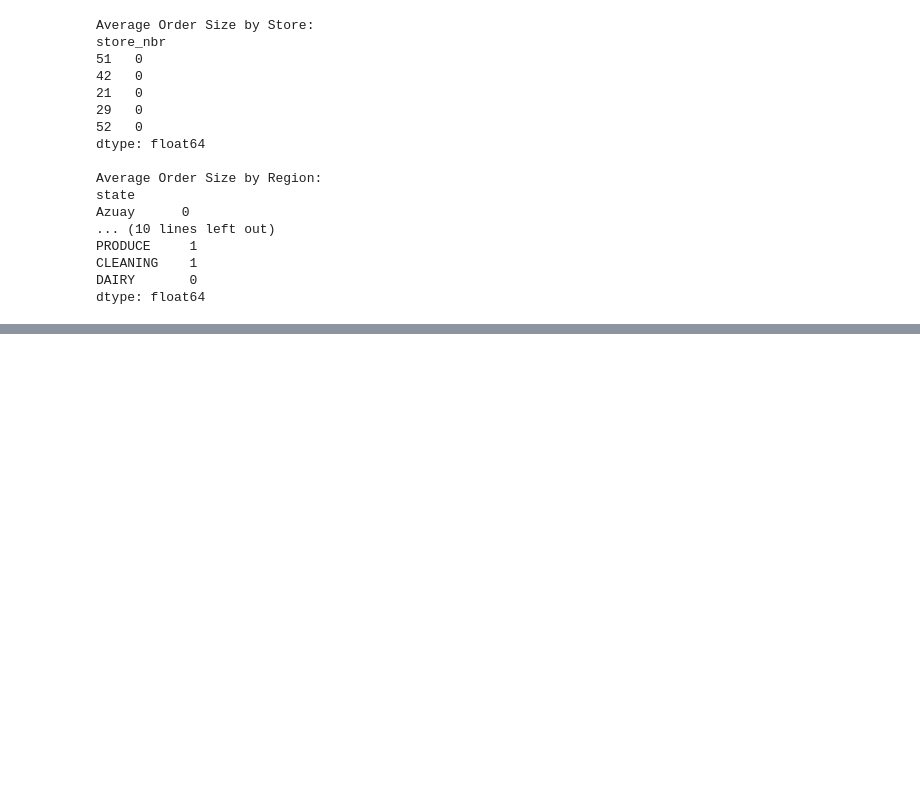
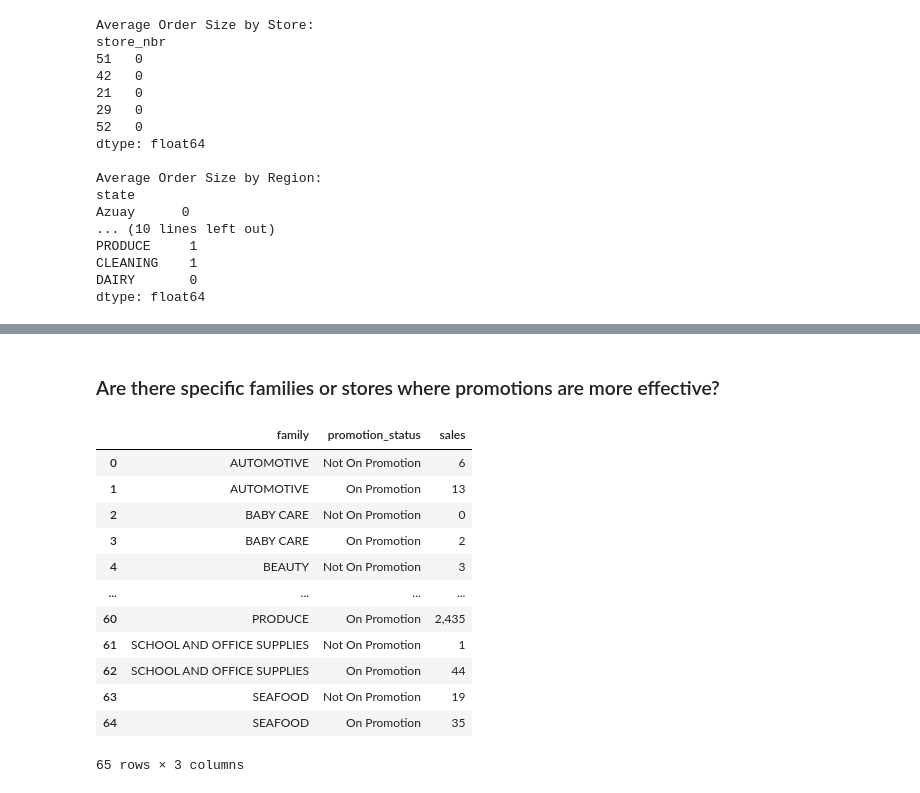
Before and after one commit to Seif-Eldin-Omar/sales-forecasting-optimization, a Jupyter notebook: notebooks/analysis_demo.ipynb, the cells around one changed output, grey strips where cells are left out. Saved outputs shown, nothing was run; the diff lists cells and outputs as text; code cells hidden in the pictures; blank space fills up the shorter version.

```diff
--- a/notebooks/analysis_demo.ipynb
+++ b/notebooks/analysis_demo.ipynb
@@ -183,0 +278,4 @@ dtype: float64
+# %%
+df['weekend'] = df['day_of_week'].apply(lambda x: 'Weekend' if x in ['Saturday', 'Sunday'] else 'Weekday')
+avg_sales_by_weekend = df.groupby('weekend')['sales'].mean().reset_index()
+avg_sales_by_weekend
@@ -183,0 +290,5 @@ dtype: float64
+# %%
+df['promotion_status'] = df['onpromotion'].apply(lambda x: 'On Promotion' if x > 0 else 'Not On Promotion')
+print(df['promotion_status'].value_counts())
+avg_sales_by_promotion = df.groupby('promotion_status')['sales'].mean().reset_index()
+avg_sales_by_promotion
@@ -183,0 +322,19 @@ dtype: float64
+# %% [markdown]
+### Are there specific families or stores where promotions are more effective?
+# %%
+avg_sales_by_family = df.groupby(['family', 'promotion_status'])['sales'].mean().reset_index()
+avg_sales_by_family
+# %% [output]
+|  | family | promotion_status | sales |
+| 0 | AUTOMOTIVE | Not On Promotion | 6 |
+| 1 | AUTOMOTIVE | On Promotion | 13 |
+| 2 | BABY CARE | Not On Promotion | 0 |
+| 3 | BABY CARE | On Promotion | 2 |
+| 4 | BEAUTY | Not On Promotion | 3 |
+| ... | ... | ... | ... |
+| 60 | PRODUCE | On Promotion | 2,435 |
+| 61 | SCHOOL AND OFFICE SUPPLIES | Not On Promotion | 1 |
+| 62 | SCHOOL AND OFFICE SUPPLIES | On Promotion | 44 |
+| 63 | SEAFOOD | Not On Promotion | 19 |
+| 64 | SEAFOOD | On Promotion | 35 |
+65 rows × 3 columns
```
Also changed, not shown: parts of 42 cells of this notebook, 1 other file.
